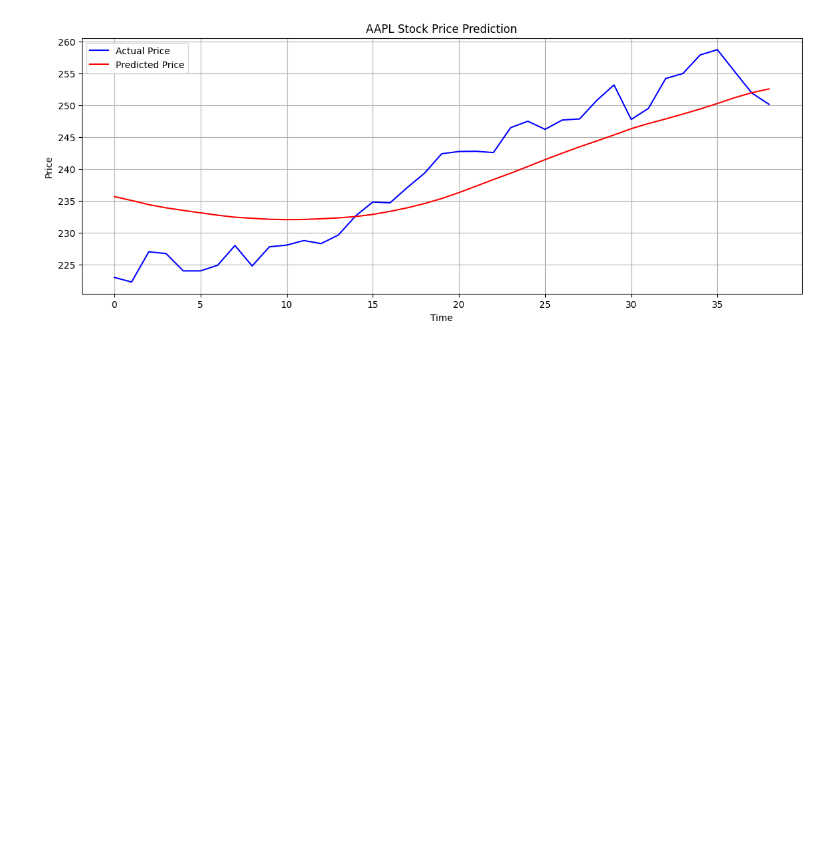
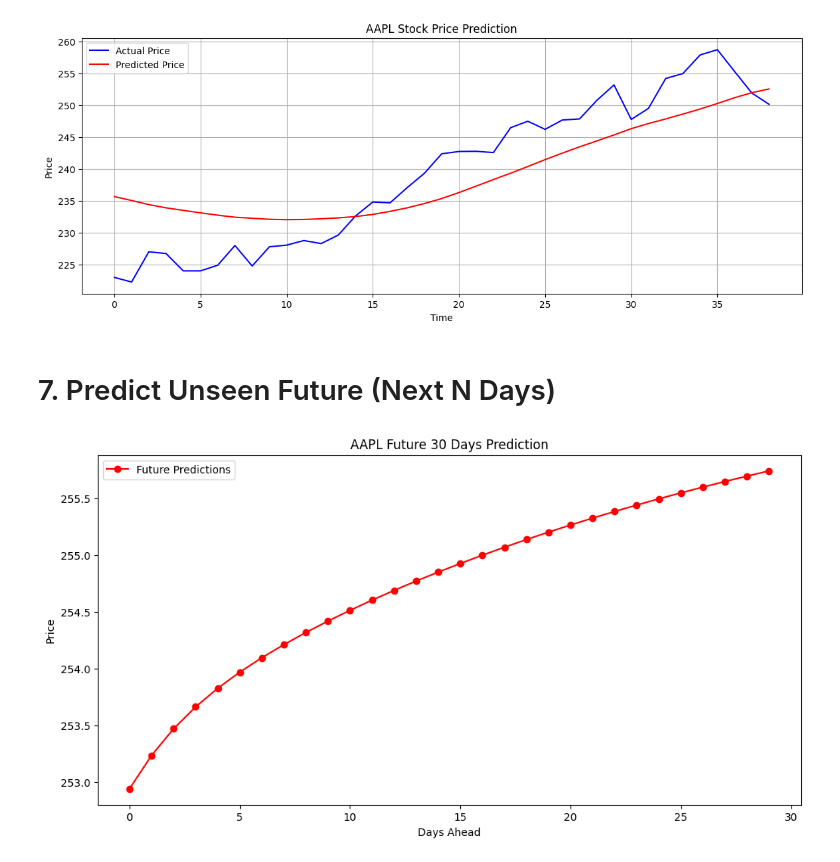
Before and after one commit to BVek4777/FUTURE_ML_02, a Jupyter notebook: stock_price_prediction.ipynb, the cells around one changed output. Cells and saved outputs as stored; diff of their text form; code cells hidden in the pictures; blank space fills up the shorter version.

Commit message:
Added Future prediction for next N days

```diff
--- a/stock_price_prediction.ipynb
+++ b/stock_price_prediction.ipynb
@@ -239,3 +239,33 @@ plt.grid()
 plt.show()
 # %% [output]
 [figure]
+# %% [markdown]
+# 7. Predict Unseen Future (Next N Days)
+# %%
+def predict_future(model, last_sequence, n_days):
+    predictions = []
+    curr_seq = last_sequence.copy()
+    for _ in range(n_days):
+        pred = model.predict(curr_seq[np.newaxis, :, :], verbose=0)[0, 0]  # take scalar directly
+        predictions.append(pred)
+        curr_seq = np.append(curr_seq[1:], [[pred]], axis=0)  # slide window
+    return np.array(predictions)
+
+n_future_days = 30
+last_seq = scaled_data[-time_step:]
+
+future_preds_scaled = predict_future(model, last_seq, n_future_days)
+
+# Now correctly reshape for inverse_transform
+future_preds = minmax.inverse_transform(future_preds_scaled.reshape(-1, 1))
+
+# Plot
+plt.figure(figsize=(12,6))
+plt.plot(range(n_future_days), future_preds, marker='o',color='red' ,label='Future Predictions')
+plt.title(f'{ticker} Future {n_future_days} Days Prediction')
+plt.xlabel('Days Ahead')
+plt.ylabel('Price')
+plt.legend()
+plt.show()
+# %% [output]
+[figure, added]
```
